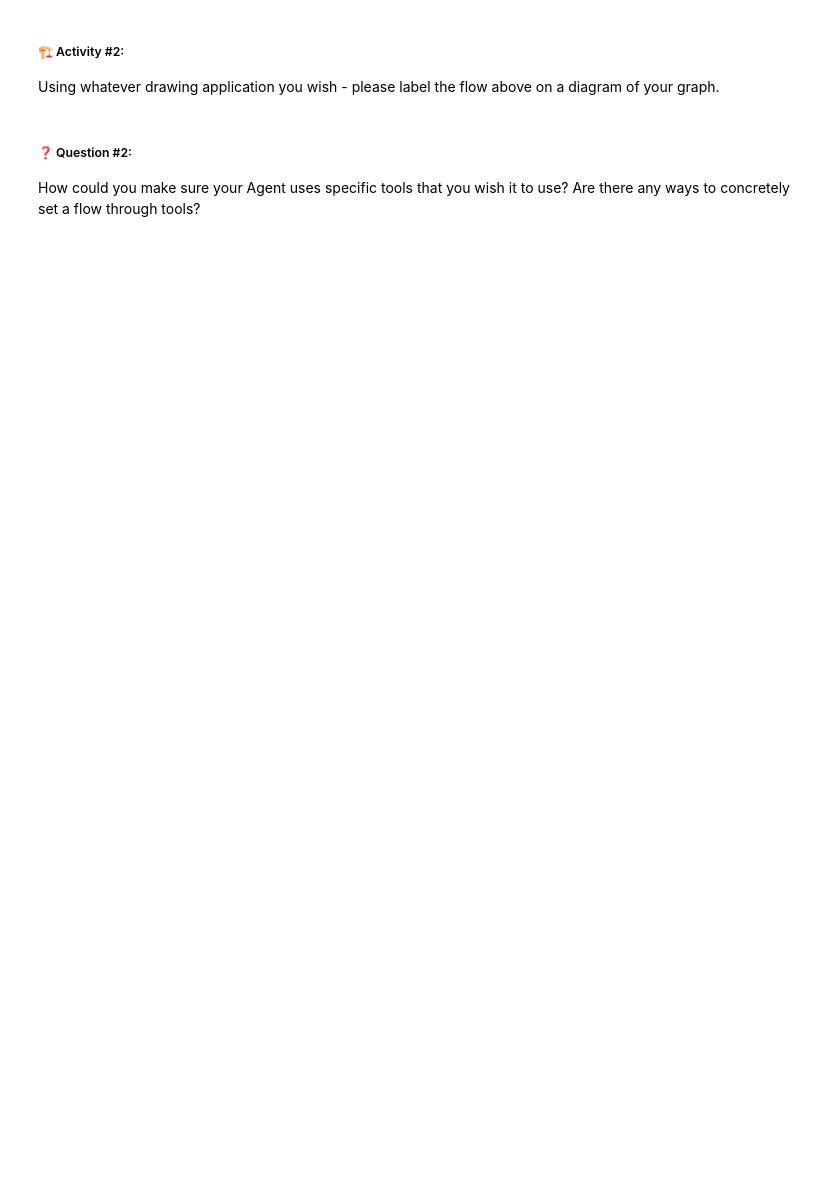
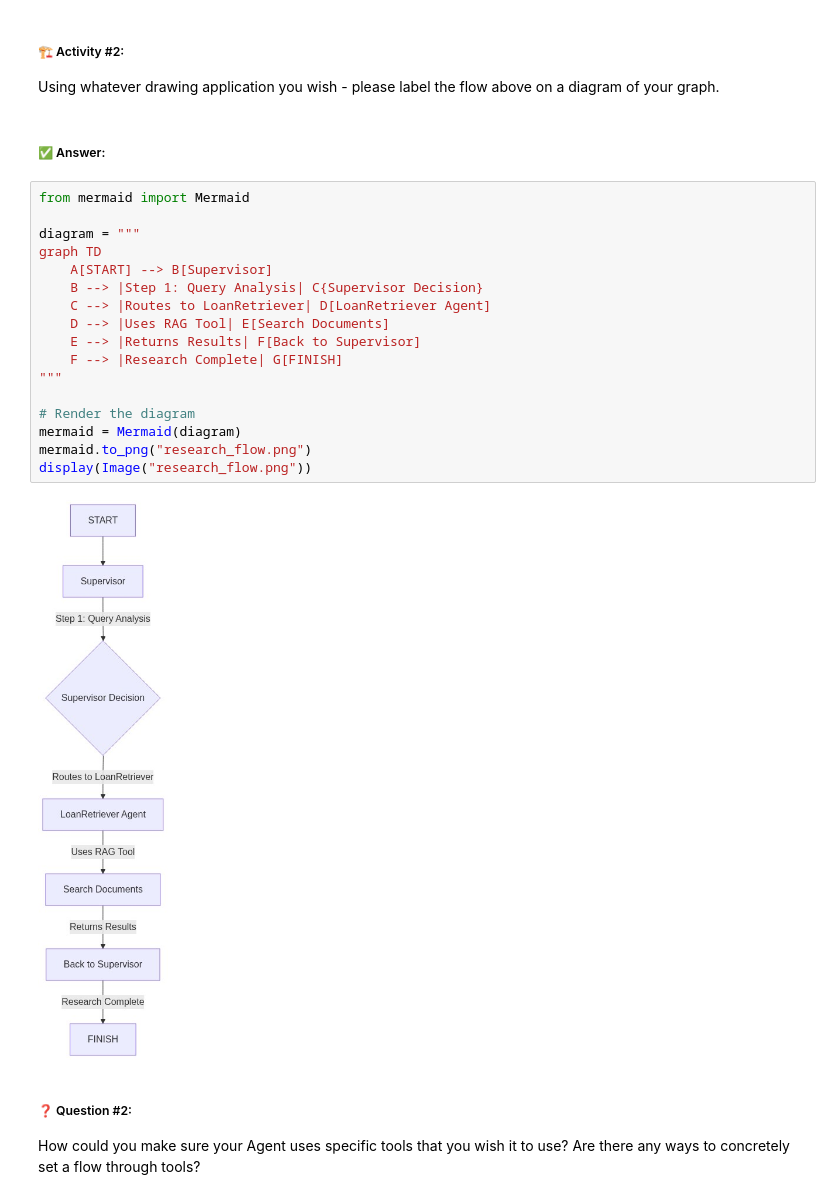
Before and after one commit to nilay320/AIE7, a Jupyter notebook: 06_Multi_Agent_with_LangGraph/Multi_Agent_RAG_LangGraph.ipynb, the cells around one changed output. Drawn from its saved outputs; the diff is of its cells as text; blank space fills up the shorter version.

```diff
--- a/06_Multi_Agent_with_LangGraph/Multi_Agent_RAG_LangGraph.ipynb
+++ b/06_Multi_Agent_with_LangGraph/Multi_Agent_RAG_LangGraph.ipynb
@@ -509,6 +867,27 @@ for s in research_chain.stream(
 ##### 🏗️ Activity #2:
 
 Using whatever drawing application you wish - please label the flow above on a diagram of your graph.
+# %% [markdown]
+##### ✅ Answer:
+# %%
+from mermaid import Mermaid
+
+diagram = """
+graph TD
+    A[START] --> B[Supervisor]
+    B --> |Step 1: Query Analysis| C{Supervisor Decision}
+    C --> |Routes to LoanRetriever| D[LoanRetriever Agent]
+    D --> |Uses RAG Tool| E[Search Documents]
+    E --> |Returns Results| F[Back to Supervisor]
+    F --> |Research Complete| G[FINISH]
+"""
+
+# Render the diagram
+mermaid = Mermaid(diagram)
+mermaid.to_png("research_flow.png")
+display(Image("research_flow.png"))
+# %% [output]
+[figure, added]
 # %% [markdown]
 ##### ❓ Question #2:
 
```
Also changed, not shown: parts of 12 cells of this notebook, 3 other files.
